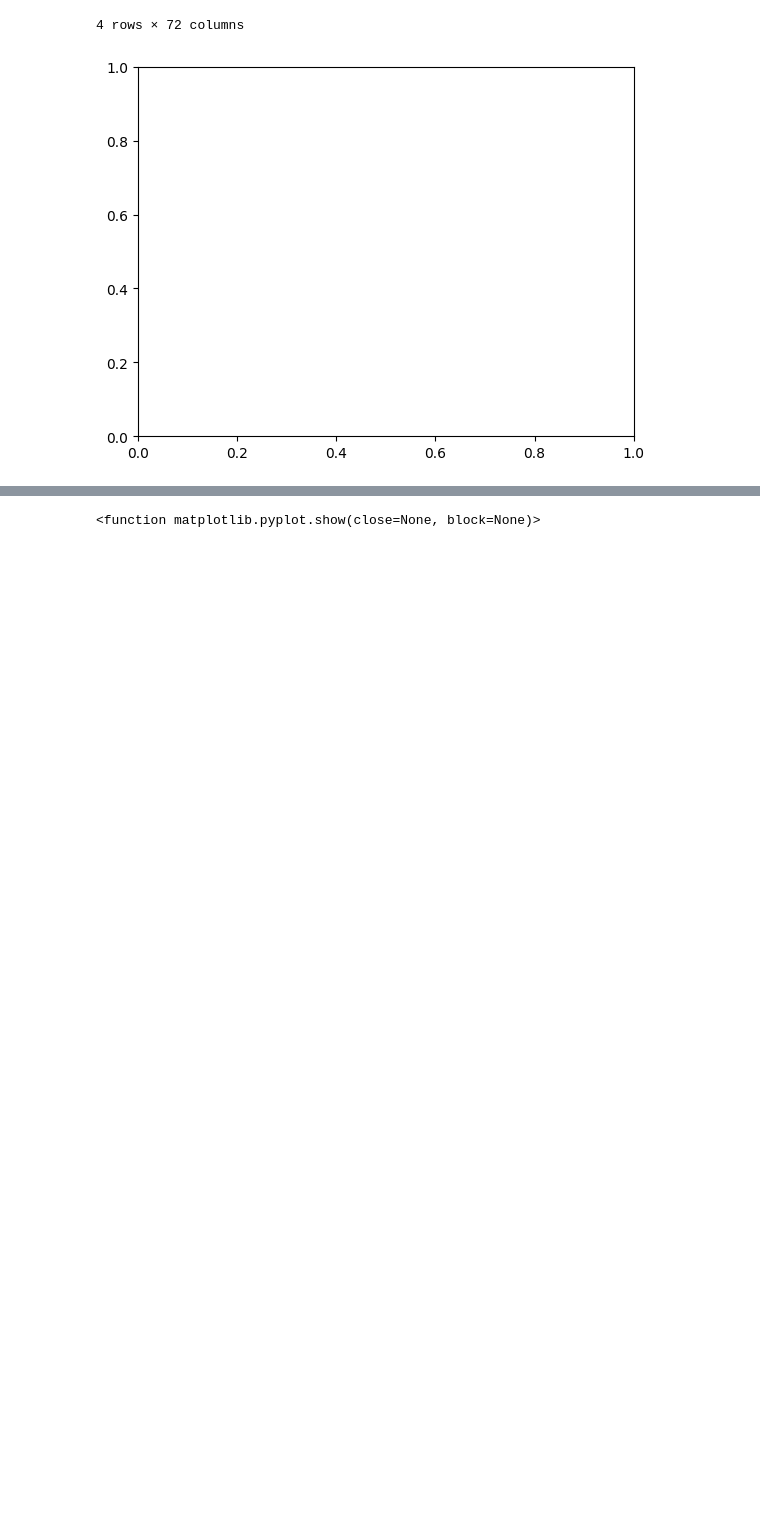
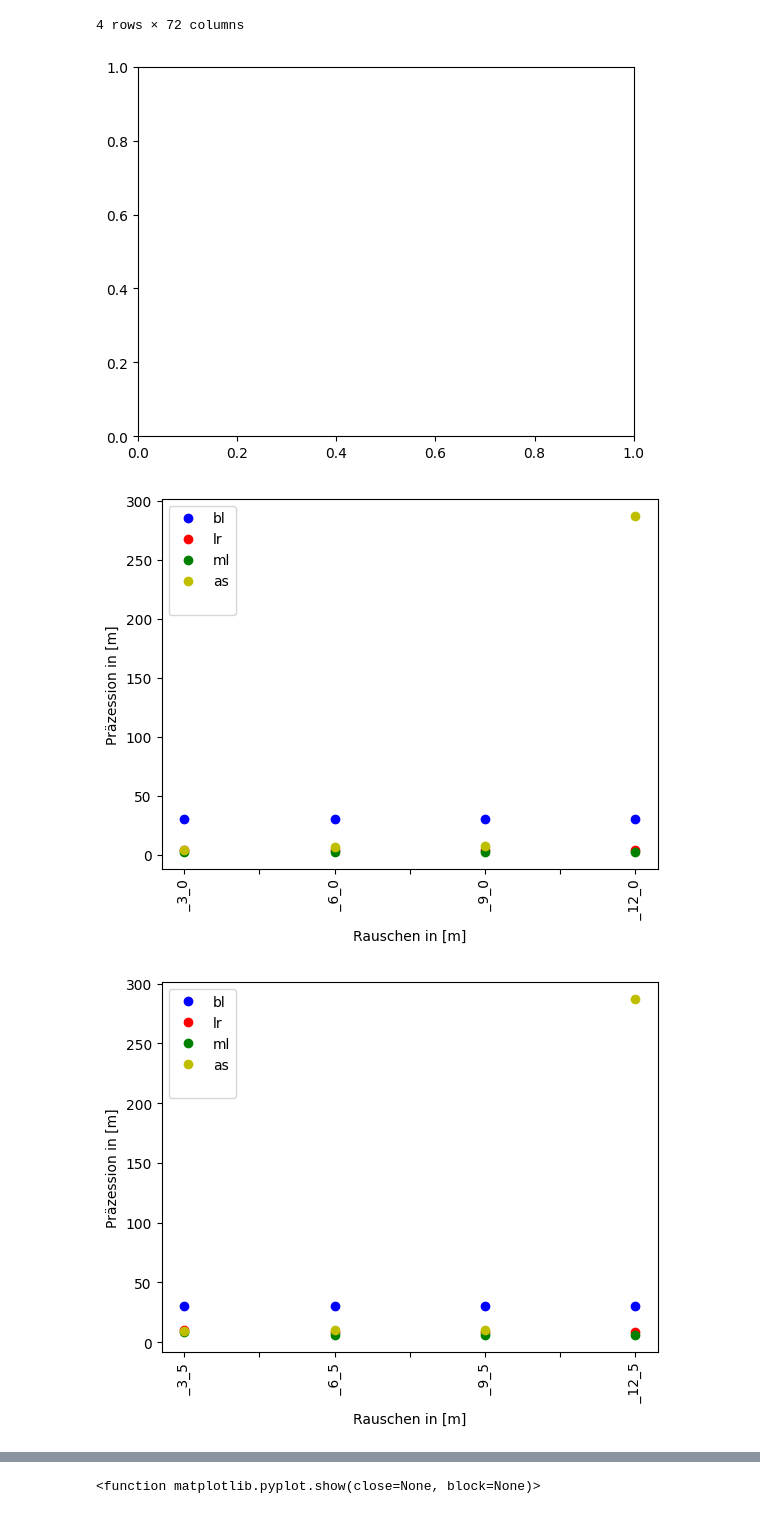
Before and after one commit to SeseRau/py-ma-git, a Jupyter notebook: notebooks/Analyse.ipynb, the cells around one changed output, grey strips where cells are left out. Drawn from its saved outputs; the diff is of its cells as text; code cells hidden in the pictures; blank space fills up the shorter version.

```diff
--- a/notebooks/Analyse.ipynb
+++ b/notebooks/Analyse.ipynb
@@ -311,0 +329,61 @@ plt.cla()
+# %%
+import pandas as pd
+from matplotlib import pyplot as plt
+
+folderinput = "../workdir/AIS-TrainedModel/"
+folderoutput = "../workdir/AIS-Images/"
+
+#filename = f"aisdk-2023-11-08-s_2_kkn_result_18000_10240"
+filename = f"aisdk-2023-11-08-xs_2_kkn_result"
+
+df_res = pd.read_csv(f"{folderinput}{filename}.csv")
+
+
+for known in range(3, 13, 3):
+    for noise in range(0, 11, 5):
+        df_res = df_res.rename(columns={f"nn_{known}_{noise}": f"ml_{known}_{noise}"})
+        df_res[f" _{known}_{noise}"] = df_res[f"as_{known}_{noise}"]
+        df_res[f" _{known}_{noise}"] = df_res[f" _{known}_{noise}"] * 0 + 100
+        df_res = df_res.drop(columns=[f"known_{known}_{noise}"])
+        df_res = df_res.drop(columns=[f"noise_{known}_{noise}"])
+
+# df_res.median().plot(kind='box', rot=45, showfliers=False)
+
+# df_res.boxplot(rot=45, showfliers=False, figsize=(20, 10))
+# plt.ylabel('Values')
+# plt.title('Boxplot of Every Column in df_res')
+# plt.show()
+
+
+# df_res.median().plot(style='o', figsize=(20, 10))
+# plt.ylabel('Median Values')
+# plt.title('Median of Every Column in df_res')
+# plt.show()
+
+
+for noise in range(0, 11, 5):
+    df_loc = df_res.copy()
+    df_loc = df_loc.filter(regex=f"_{noise}")
+
+    colors = {'bl': 'b', 'lr': 'r', 'ml': 'g', 'as': 'y', ' ': 'w'}
+
+    for alg in ['bl', 'lr', 'ml', 'as', ' ']:
+        df_loc.filter(regex=f'^{alg}_').median().plot(style='o', color=colors[alg], label=alg, rot=90) #, figsize=(10, 10))
+        #plt.xticks(df_loc[f'^{alg}_'], labels=[f"{known}_{noise}" for known in range(3, 13, 3)])
+
+    plt.ylabel('Präzession in [m]')
+    plt.xlabel('Rauschen in [m]')
+
+    #xticks_labels = [col.replace('as_', '') for col in df_res.columns if col.startswith('as_')]
+    #plt.xticks(ticks=range(len(xticks_labels)), labels=xticks_labels, rotation=45)
+
+    #plt.title('Median of Every Column in df_res as Points with Different Categories in Different Colors')
+    plt.legend()
+    plt.show()
+
+    plt.savefig(f"{folderoutput}/{filename}/{filename}_test_X_{noise}_X.png", bbox_inches='tight', dpi=600)
+    df_loc = []
+    plt.cla()
+# %% [output]
+[figure, added]
+[figure, added]
```
Also changed, not shown: parts of 5 cells of this notebook, 1 other file.
